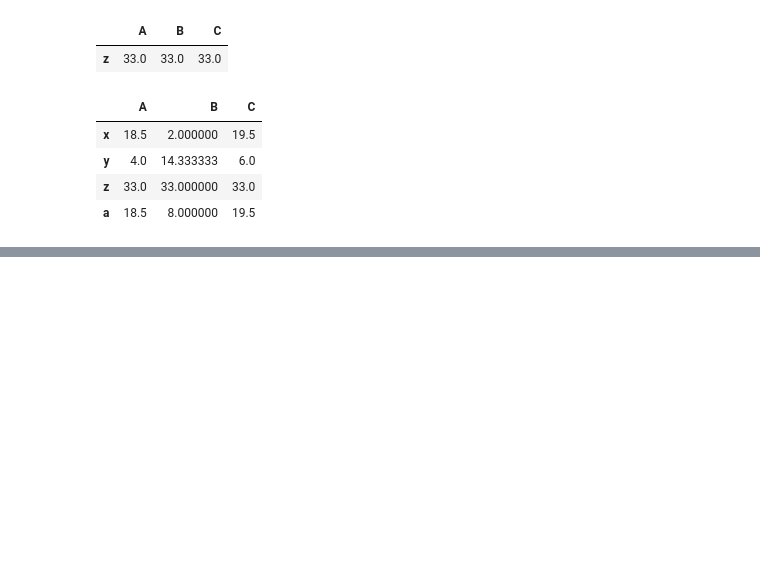
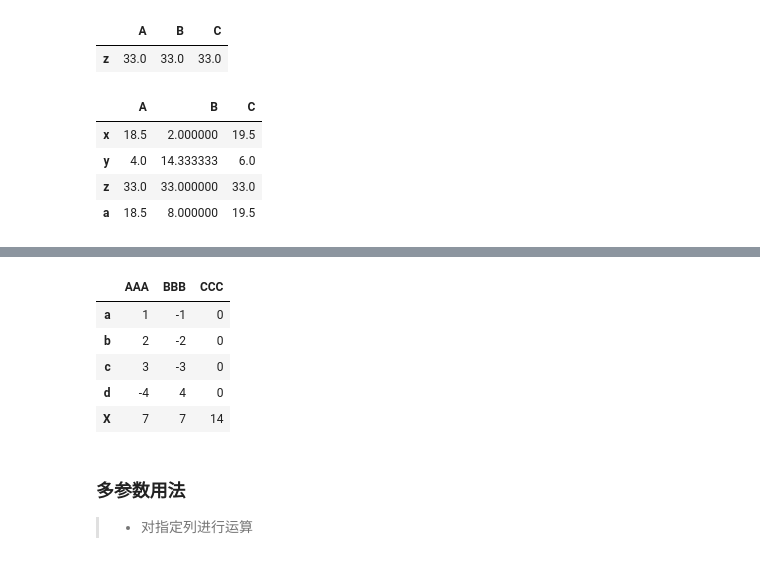
Before and after one commit to haitao9833/haitaoPython, a Jupyter notebook: base_Pandas.ipynb, the cells around one changed output, grey strips where cells are left out. Cells and saved outputs as stored; diff of their text form; code cells hidden in the pictures; blank space fills up the shorter version.

```diff
--- a/base_Pandas.ipynb
+++ b/base_Pandas.ipynb
@@ -1804,0 +1861,6 @@ b
+# %%
+data = pd.DataFrame()
+data['AAA'] = [1 , 2 , 3 , -4]
+data['BBB'] = [-1 , -2 , -3 , 4]
+data.index = ['a' , 'b' , 'c' , 'd']
+data
@@ -1804,0 +1873,5 @@ b
+# %%
+# axis == 0 ，应用于列，运算的结果添加为一行
+
+data.loc['X'] = data.apply(lambda col : max(col) - min(col))
+data
@@ -1804,0 +1885,15 @@ b
+# %%
+# axis == 1 ，应用于行，运算的结果添加为一列
+
+data['CCC'] = data.apply(lambda row : row['AAA'] + row['BBB'] , axis = 1)
+data
+# %% [output]
+|  | AAA | BBB | CCC |
+| a | 1 | -1 | 0 |
+| b | 2 | -2 | 0 |
+| c | 3 | -3 | 0 |
+| d | -4 | 4 | 0 |
+| X | 7 | 7 | 14 |
+# %% [markdown]
+### 多参数用法
+>- 对指定列进行运算
```
Also changed, not shown: parts of 74 cells of this notebook.
